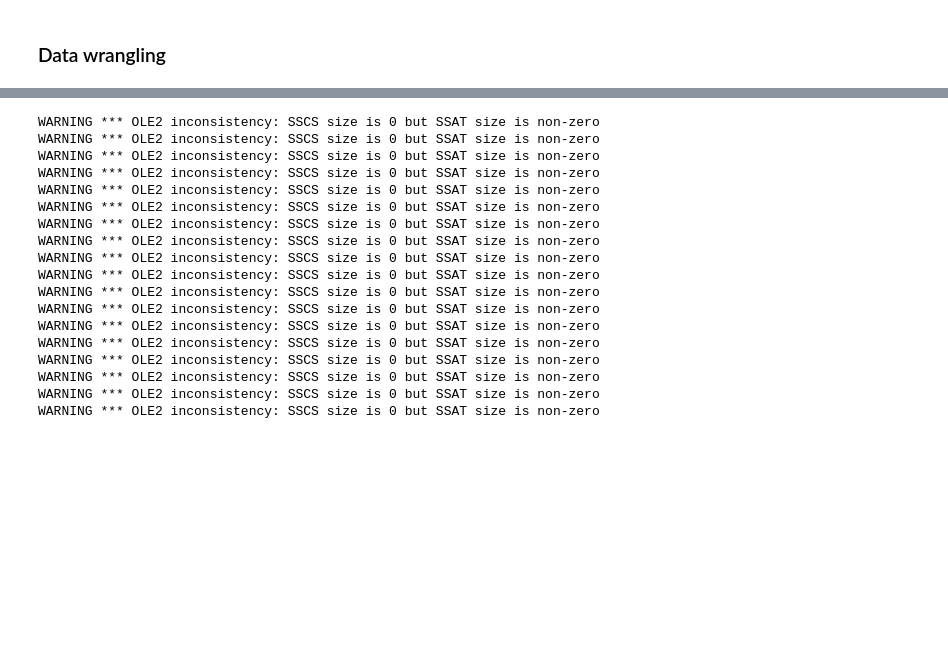
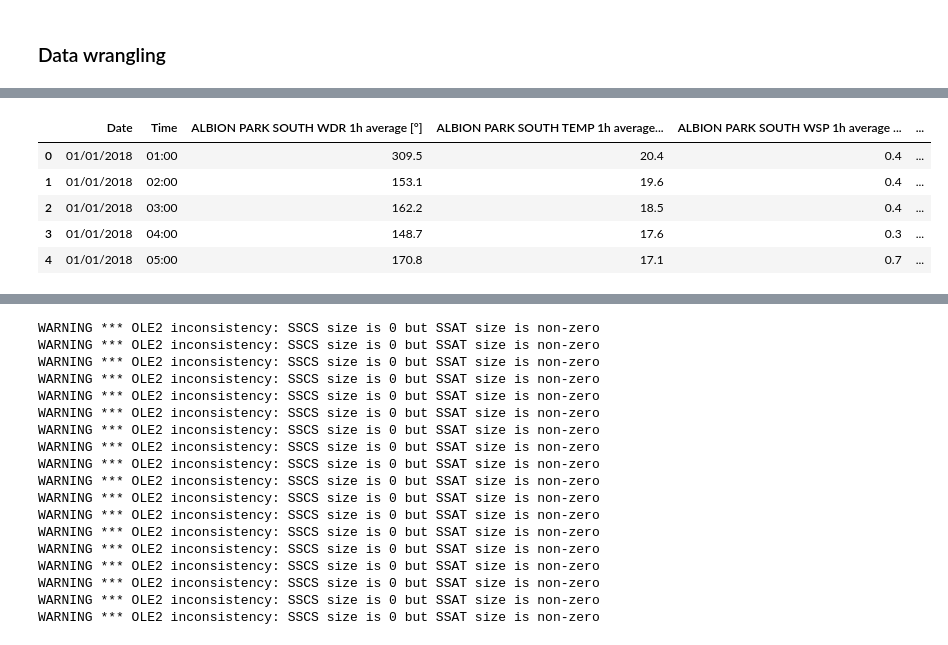
Before and after one commit to GinnCheng/DA_AQ_hub, a Jupyter notebook: DA_aqms_nsw.ipynb, the cells around one changed output, grey strips where cells are left out. Drawn from its saved outputs; the diff is of its cells as text; code cells hidden in the pictures; blank space fills up the shorter version.

```diff
--- a/DA_aqms_nsw.ipynb
+++ b/DA_aqms_nsw.ipynb
@@ -18,0 +25,9 @@ end_date = np.arange(2019,2025,1)
+# %%
+df_A.df.head()
+# %% [output]
+|  | Date | Time | ALBION PARK SOUTH WDR 1h average [°] | ALBION PARK SOUTH TEMP 1h average... | ALBION PARK SOUTH WSP 1h average ... | ... |
+| 0 | 01/01/2018 | 01:00 | 309.5 | 20.4 | 0.4 | ... |
+| 1 | 01/01/2018 | 02:00 | 153.1 | 19.6 | 0.4 | ... |
+| 2 | 01/01/2018 | 03:00 | 162.2 | 18.5 | 0.4 | ... |
+| 3 | 01/01/2018 | 04:00 | 148.7 | 17.6 | 0.3 | ... |
+| 4 | 01/01/2018 | 05:00 | 170.8 | 17.1 | 0.7 | ... |
```
Also changed, not shown: parts of 4 cells of this notebook, 1 other file.
